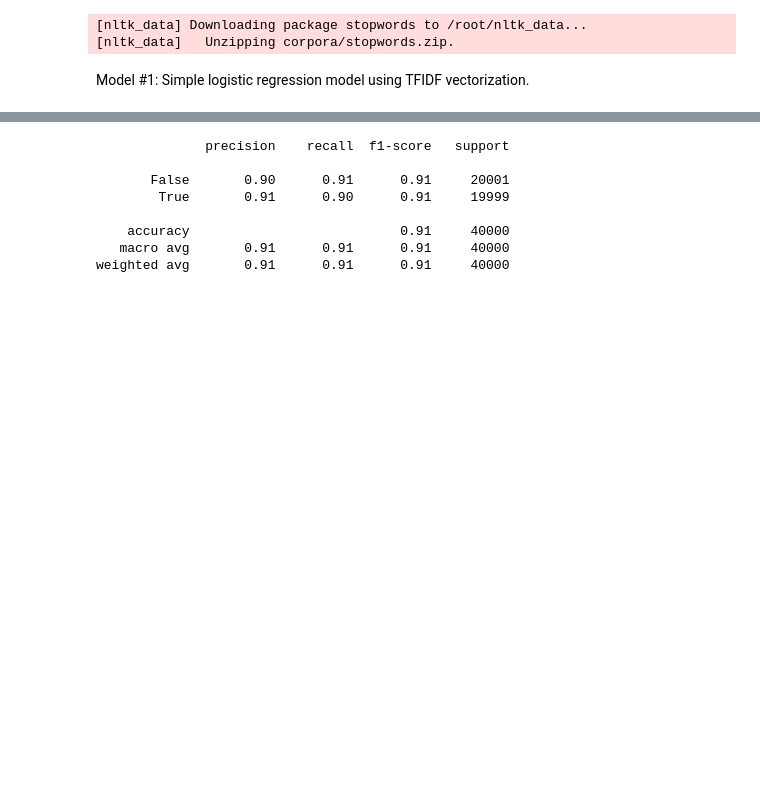
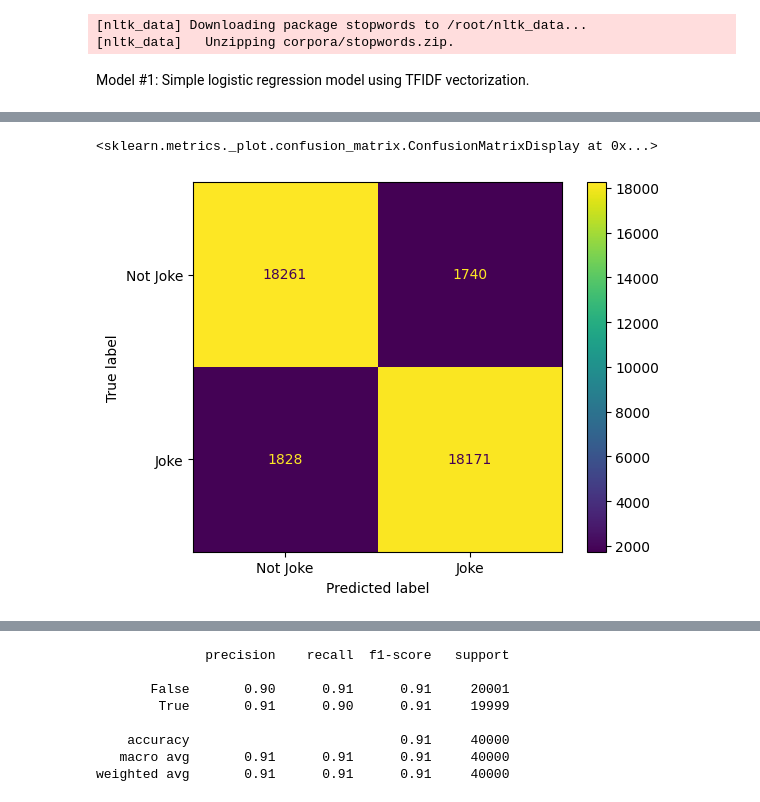
Before and after one commit to gvogt2023/Humor-Detection-Capstone, a Jupyter notebook: classification_modeling.ipynb, the cells around one changed output, grey strips where cells are left out. Saved outputs shown, nothing was run; the diff lists cells and outputs as text; code cells hidden in the pictures; blank space fills up the shorter version.

```diff
--- a/classification_modeling.ipynb
+++ b/classification_modeling.ipynb
@@ -49,3 +49,38 @@ preprocess_jokes(jokes_df)
 jokes_df['clean_joke'] = jokes_df['clean_joke'].apply(remove_punctuation)
 # %% [markdown]
 Model #1: Simple logistic regression model using TFIDF vectorization.
+# %%
+import numpy as np
+import pandas as pd
+from sklearn.model_selection import train_test_split
+from sklearn.pipeline import Pipeline
+from sklearn.feature_extraction.text import CountVectorizer, TfidfTransformer
+from sklearn.linear_model import LogisticRegression
+from sklearn.metrics import accuracy_score
+
+# Split the data into training and testing sets
+X_train, X_test, y_train, y_test = train_test_split(jokes_df['clean_joke'], jokes_df['humor'], test_size=0.2, random_state=42)
+
+# Define the pipeline
+pipe = Pipeline([
+    ('vectorizer', CountVectorizer()),
+    ('tfidf', TfidfTransformer()),
+    ('clf', LogisticRegression())
+])
+
+# Train the model using the pipeline
+pipe.fit(X_train, y_train)
+
+# Predict on training data
+y_train_pred = pipe.predict(X_train)
+
+# Calculate accuracy score on training data
+train_accuracy = accuracy_score(y_train, y_train_pred)
+print("Training Accuracy:", train_accuracy)
+
+# Predict on test data
+y_pred = pipe.predict(X_test)
+
+# Calculate accuracy score on test data
+accuracy = accuracy_score(y_test, y_pred)
+print("Test Accuracy:", accuracy)
@@ -51,0 +105,12 @@ Model #1: Simple logistic regression model using TFIDF vectorization.
+# %%
+from sklearn.metrics import confusion_matrix, ConfusionMatrixDisplay
+
+# assume y_true and y_pred are already defined
+y_pred_binary = (y_pred > 0.5).astype(int)
+cm = confusion_matrix(y_test, y_pred_binary)
+
+disp = ConfusionMatrixDisplay(confusion_matrix=cm, display_labels=["Not Joke", "Joke"])
+disp.plot()
+# %% [output]
+<sklearn.metrics._plot.confusion_matrix.ConfusionMatrixDisplay at 0x...>
+[figure, added]
```
Also changed, not shown: parts of 23 cells of this notebook, 2 other files.
